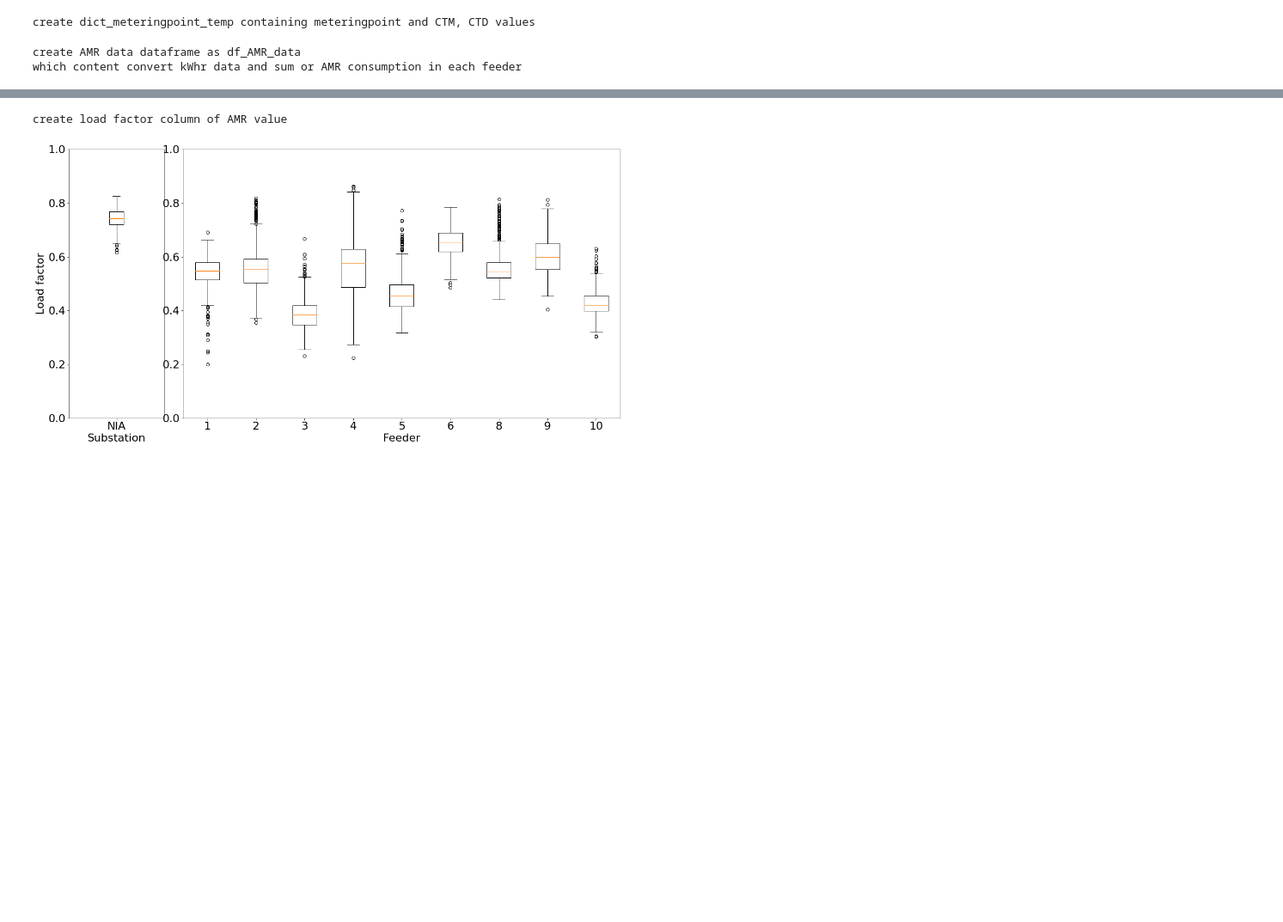
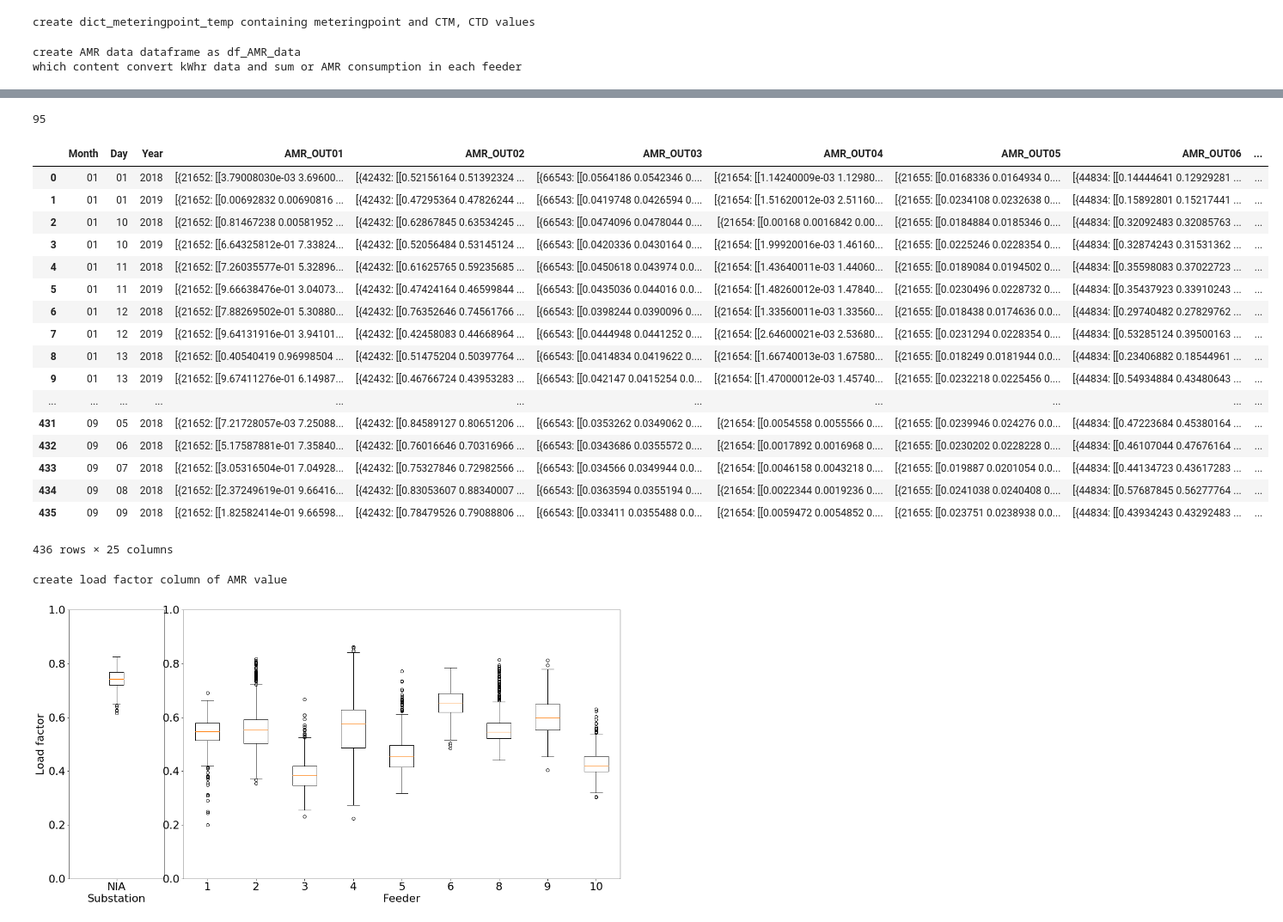
Before and after one commit to chaweewatp/northeastern-work-1, a Jupyter notebook: 3_1_create_substation_and_AMR_CI.ipynb, the cells around one changed output, grey strips where cells are left out. Shown at 86% size. Drawn from its saved outputs; the diff is of its cells as text; code cells hidden in the pictures; blank space fills up the shorter version.

```diff
--- a/3_1_create_substation_and_AMR_CI.ipynb
+++ b/3_1_create_substation_and_AMR_CI.ipynb
@@ -310,3 +334,28 @@ which content convert kWhr data and sum or AMR consumption in each feeder
+# %%
+len(df_AMR_data['AMR_OUT01'][0][0][21652][0])
+# %% [output]
+95
+# %%
+df_AMR_data
+# %% [output]
+|  | Month | Day | Year | AMR_OUT01 | AMR_OUT02 | AMR_OUT03 | AMR_OUT04 | AMR_OUT05 | AMR_OUT06 | ... |
+| 0 | 01 | 01 | 2018 | [{21652: [[3.79008030e-03 3.69600... | [{42432: [[0.52156164 0.51392324 ... | [{66543: [[0.0564186 0.0542346 0.... | [{21654: [[1.14240009e-03 1.12980... | [{21655: [[0.0168336 0.0164934 0.... | [{44834: [[0.14444641 0.12929281 ... | ... |
+| 1 | 01 | 01 | 2019 | [{21652: [[0.00692832 0.00690816 ... | [{42432: [[0.47295364 0.47826244 ... | [{66543: [[0.0419748 0.0426594 0.... | [{21654: [[1.51620012e-03 2.51160... | [{21655: [[0.0234108 0.0232638 0.... | [{44834: [[0.15892801 0.15217441 ... | ... |
+| 2 | 01 | 10 | 2018 | [{21652: [[0.81467238 0.00581952 ... | [{42432: [[0.62867845 0.63534245 ... | [{66543: [[0.0474096 0.0478044 0.... | [{21654: [[0.00168 0.0016842 0.00... | [{21655: [[0.0184884 0.0185346 0.... | [{44834: [[0.32092483 0.32085763 ... | ... |
+| 3 | 01 | 10 | 2019 | [{21652: [[6.64325812e-01 7.33824... | [{42432: [[0.52056484 0.53145124 ... | [{66543: [[0.0420336 0.0430164 0.... | [{21654: [[1.99920016e-03 1.46160... | [{21655: [[0.0225246 0.0228354 0.... | [{44834: [[0.32874243 0.31531362 ... | ... |
+| 4 | 01 | 11 | 2018 | [{21652: [[7.26035577e-01 5.32896... | [{42432: [[0.61625765 0.59235685 ... | [{66543: [[0.0450618 0.043974 0.0... | [{21654: [[1.43640011e-03 1.44060... | [{21655: [[0.0189084 0.0194502 0.... | [{44834: [[0.35598083 0.37022723 ... | ... |
+| 5 | 01 | 11 | 2019 | [{21652: [[9.66638476e-01 3.04073... | [{42432: [[0.47424164 0.46599844 ... | [{66543: [[0.0435036 0.044016 0.0... | [{21654: [[1.48260012e-03 1.47840... | [{21655: [[0.0230496 0.0228732 0.... | [{44834: [[0.35437923 0.33910243 ... | ... |
+| 6 | 01 | 12 | 2018 | [{21652: [[7.88269502e-01 5.30880... | [{42432: [[0.76352646 0.74561766 ... | [{66543: [[0.0398244 0.0390096 0.... | [{21654: [[1.33560011e-03 1.33560... | [{21655: [[0.018438 0.0174636 0.0... | [{44834: [[0.29740482 0.27829762 ... | ... |
+| 7 | 01 | 12 | 2019 | [{21652: [[9.64131916e-01 3.94101... | [{42432: [[0.42458083 0.44668964 ... | [{66543: [[0.0444948 0.0441252 0.... | [{21654: [[2.64600021e-03 2.53680... | [{21655: [[0.0231294 0.0228354 0.... | [{44834: [[0.53285124 0.39500163 ... | ... |
+| 8 | 01 | 13 | 2018 | [{21652: [[0.40540419 0.96998504 ... | [{42432: [[0.51475204 0.50397764 ... | [{66543: [[0.0414834 0.0419622 0.... | [{21654: [[1.66740013e-03 1.67580... | [{21655: [[0.018249 0.0181944 0.0... | [{44834: [[0.23406882 0.18544961 ... | ... |
+| 9 | 01 | 13 | 2019 | [{21652: [[9.67411276e-01 6.14987... | [{42432: [[0.46766724 0.43953283 ... | [{66543: [[0.042147 0.0415254 0.0... | [{21654: [[1.47000012e-03 1.45740... | [{21655: [[0.0232218 0.0225456 0.... | [{44834: [[0.54934884 0.43480643 ... | ... |
+| ... | ... | ... | ... | ... | ... | ... | ... | ... | ... | ... |
+| 431 | 09 | 05 | 2018 | [{21652: [[7.21728057e-03 7.25088... | [{42432: [[0.84589127 0.80651206 ... | [{66543: [[0.0353262 0.0349062 0.... | [{21654: [[0.0054558 0.0055566 0.... | [{21655: [[0.0239946 0.024276 0.0... | [{44834: [[0.47223684 0.45380164 ... | ... |
+| 432 | 09 | 06 | 2018 | [{21652: [[5.17587881e-01 7.35840... | [{42432: [[0.76016646 0.70316966 ... | [{66543: [[0.0343686 0.0355572 0.... | [{21654: [[0.0017892 0.0016968 0.... | [{21655: [[0.0230202 0.0228228 0.... | [{44834: [[0.46107044 0.47676164 ... | ... |
+| 433 | 09 | 07 | 2018 | [{21652: [[3.05316504e-01 7.04928... | [{42432: [[0.75327846 0.72982566 ... | [{66543: [[0.034566 0.0349944 0.0... | [{21654: [[0.0046158 0.0043218 0.... | [{21655: [[0.019887 0.0201054 0.0... | [{44834: [[0.44134723 0.43617283 ... | ... |
+| 434 | 09 | 08 | 2018 | [{21652: [[2.37249619e-01 9.66416... | [{42432: [[0.83053607 0.88340007 ... | [{66543: [[0.0363594 0.0355194 0.... | [{21654: [[0.0022344 0.0019236 0.... | [{21655: [[0.0241038 0.0240408 0.... | [{44834: [[0.57687845 0.56277764 ... | ... |
+| 435 | 09 | 09 | 2018 | [{21652: [[1.82582414e-01 9.66598... | [{42432: [[0.78479526 0.79088806 ... | [{66543: [[0.033411 0.0355488 0.0... | [{21654: [[0.0059472 0.0054852 0.... | [{21655: [[0.023751 0.0238938 0.0... | [{44834: [[0.43934243 0.43292483 ... | ... |
+436 rows × 25 columns
 # %%
 #calculate load factor
 df_AMR_data['LF_SUB']=[x[0].mean()/x[0].max() if x[0].max()!=0 else 'None' for x in df_AMR_data['SUM_AMR_LOAD']]
```
Also changed, not shown: parts of 21 cells of this notebook, 4 other files.
